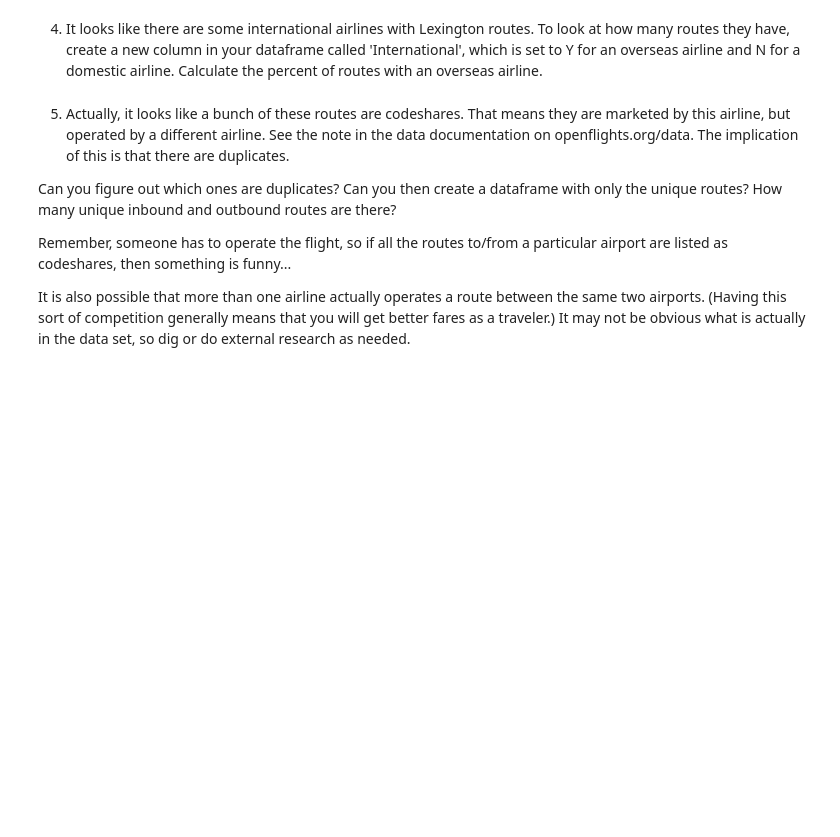
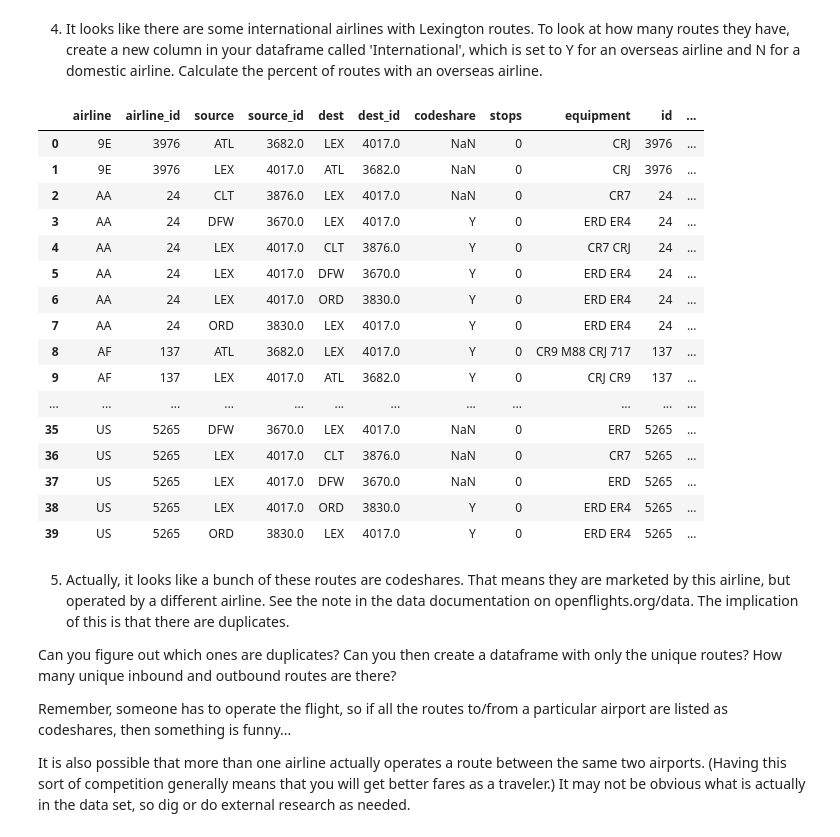
Before and after one commit to dmfrancis/ce599, a Jupyter notebook: 07-Data Wrangling/open-flights.ipynb, the cells around one changed output. Saved outputs shown, nothing was run; the diff lists cells and outputs as text; code cells hidden in the pictures; blank space fills up the shorter version.

Commit message:
Finalizing 07 Data Wrangling

```diff
--- a/07-Data Wrangling/open-flights.ipynb
+++ b/07-Data Wrangling/open-flights.ipynb
@@ -42,5 +217,26 @@ How many routes does each airline have?  The value_counts() method may be useful
 # %% [markdown]
 4) It looks like there are some international airlines with Lexington routes.  To look at how many routes they have, create a new column in your dataframe called 'International', which is set to Y for an overseas airline and N for a domestic airline.  Calculate the percent of routes with an overseas airline.
+# %%
+df_airlines_lexington['International'] = pd.Series(data = 'N', index=df_airlines_lexington.index)
+df_airlines_lexington
+# %% [output]
+|  | airline | airline_id | source | source_id | dest | dest_id | codeshare | stops | equipment | id | ... |
+| 0 | 9E | 3976 | ATL | 3682.0 | LEX | 4017.0 | NaN | 0 | CRJ | 3976 | ... |
+| 1 | 9E | 3976 | LEX | 4017.0 | ATL | 3682.0 | NaN | 0 | CRJ | 3976 | ... |
+| 2 | AA | 24 | CLT | 3876.0 | LEX | 4017.0 | NaN | 0 | CR7 | 24 | ... |
+| 3 | AA | 24 | DFW | 3670.0 | LEX | 4017.0 | Y | 0 | ERD ER4 | 24 | ... |
+| 4 | AA | 24 | LEX | 4017.0 | CLT | 3876.0 | Y | 0 | CR7 CRJ | 24 | ... |
+| 5 | AA | 24 | LEX | 4017.0 | DFW | 3670.0 | Y | 0 | ERD ER4 | 24 | ... |
+| 6 | AA | 24 | LEX | 4017.0 | ORD | 3830.0 | Y | 0 | ERD ER4 | 24 | ... |
+| 7 | AA | 24 | ORD | 3830.0 | LEX | 4017.0 | Y | 0 | ERD ER4 | 24 | ... |
+| 8 | AF | 137 | ATL | 3682.0 | LEX | 4017.0 | Y | 0 | CR9 M88 CRJ 717 | 137 | ... |
+| 9 | AF | 137 | LEX | 4017.0 | ATL | 3682.0 | Y | 0 | CRJ CR9 | 137 | ... |
+| ... | ... | ... | ... | ... | ... | ... | ... | ... | ... | ... | ... |
+| 35 | US | 5265 | DFW | 3670.0 | LEX | 4017.0 | NaN | 0 | ERD | 5265 | ... |
+| 36 | US | 5265 | LEX | 4017.0 | CLT | 3876.0 | NaN | 0 | CR7 | 5265 | ... |
+| 37 | US | 5265 | LEX | 4017.0 | DFW | 3670.0 | NaN | 0 | ERD | 5265 | ... |
+| 38 | US | 5265 | LEX | 4017.0 | ORD | 3830.0 | Y | 0 | ERD ER4 | 5265 | ... |
+| 39 | US | 5265 | ORD | 3830.0 | LEX | 4017.0 | Y | 0 | ERD ER4 | 5265 | ... |
 # %% [markdown]
 5) Actually, it looks like a bunch of these routes are codeshares.  That means they are marketed by this airline, but operated by a different airline.  See the note in the data documentation on openflights.org/data.  The implication of this is that there are duplicates.
 
```
Also changed, not shown: parts of 11 cells of this notebook.
